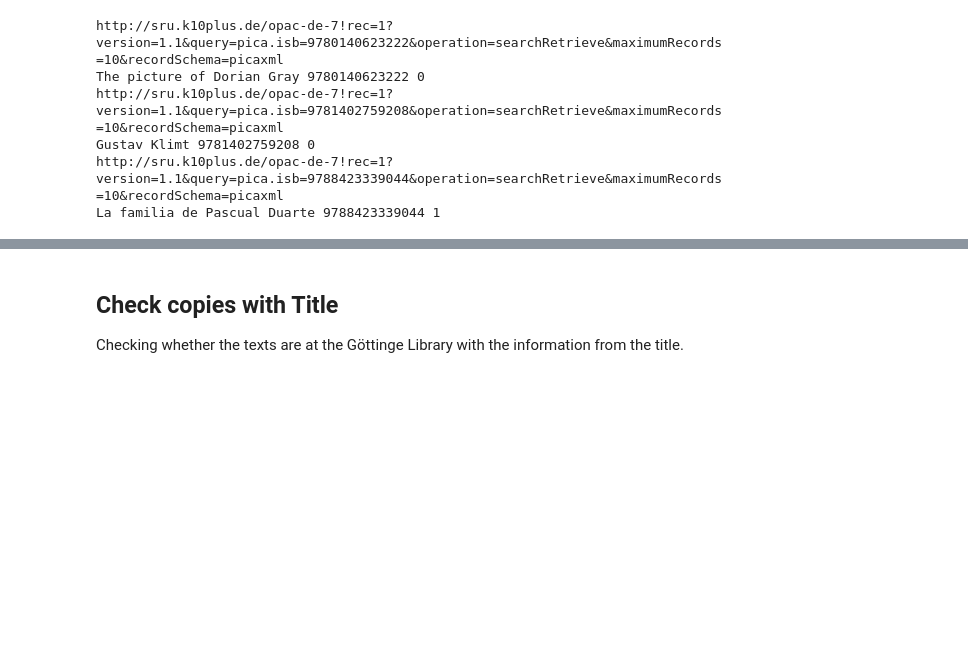
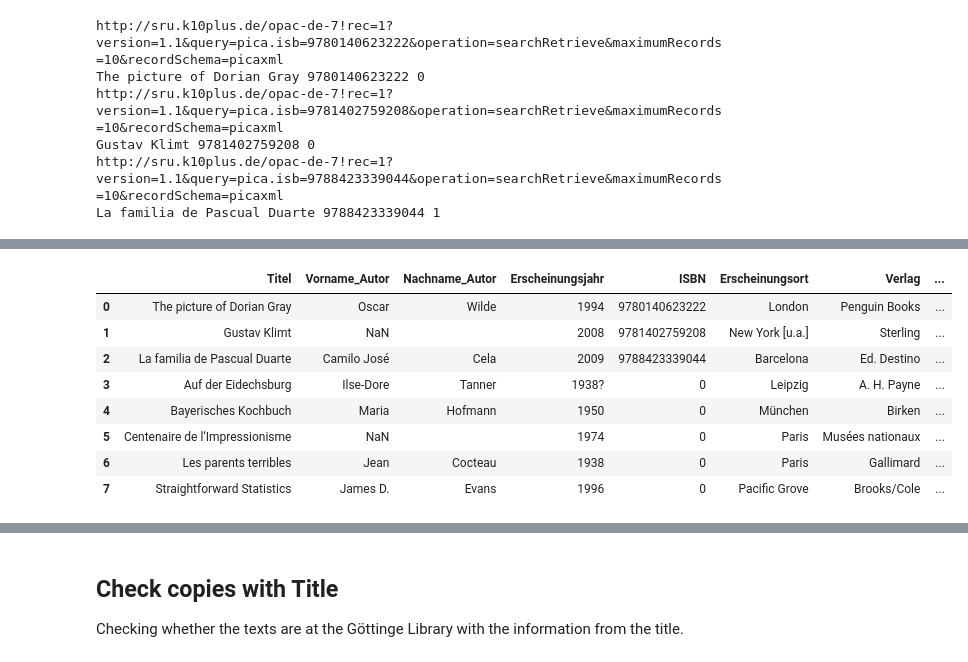
Before and after one commit to subugoe/Fachreferats-Toolbox, a Jupyter notebook: code/notebooks/append_info_and_check_duplicates.ipynb, the cells around one changed output, grey strips where cells are left out. Cells and saved outputs as stored; diff of their text form; code cells hidden in the pictures; blank space fills up the shorter version.

```diff
--- a/code/notebooks/append_info_and_check_duplicates.ipynb
+++ b/code/notebooks/append_info_and_check_duplicates.ipynb
@@ -136,0 +190,12 @@ books_donated
+# %%
+books_donated
+# %% [output]
+|  | Titel | Vorname_Autor | Nachname_Autor | Erscheinungsjahr | ISBN | Erscheinungsort | Verlag | ... |
+| 0 | The picture of Dorian Gray | Oscar | Wilde | 1994 | 9780140623222 | London | Penguin Books | ... |
+| 1 | Gustav Klimt | NaN |  | 2008 | 9781402759208 | New York [u.a.] | Sterling | ... |
+| 2 | La familia de Pascual Duarte | Camilo José | Cela | 2009 | 9788423339044 | Barcelona | Ed. Destino | ... |
+| 3 | Auf der Eidechsburg | Ilse-Dore | Tanner | 1938? | 0 | Leipzig | A. H. Payne | ... |
+| 4 | Bayerisches Kochbuch | Maria | Hofmann | 1950 | 0 | München | Birken | ... |
+| 5 | Centenaire de l‘Impressionisme | NaN |  | 1974 | 0 | Paris | Musées nationaux | ... |
+| 6 | Les parents terribles | Jean | Cocteau | 1938 | 0 | Paris | Gallimard | ... |
+| 7 | Straightforward Statistics | James D. | Evans | 1996 | 0 | Pacific Grove | Brooks/Cole | ... |
```
Also changed, not shown: parts of 18 cells of this notebook, 3 other files.
